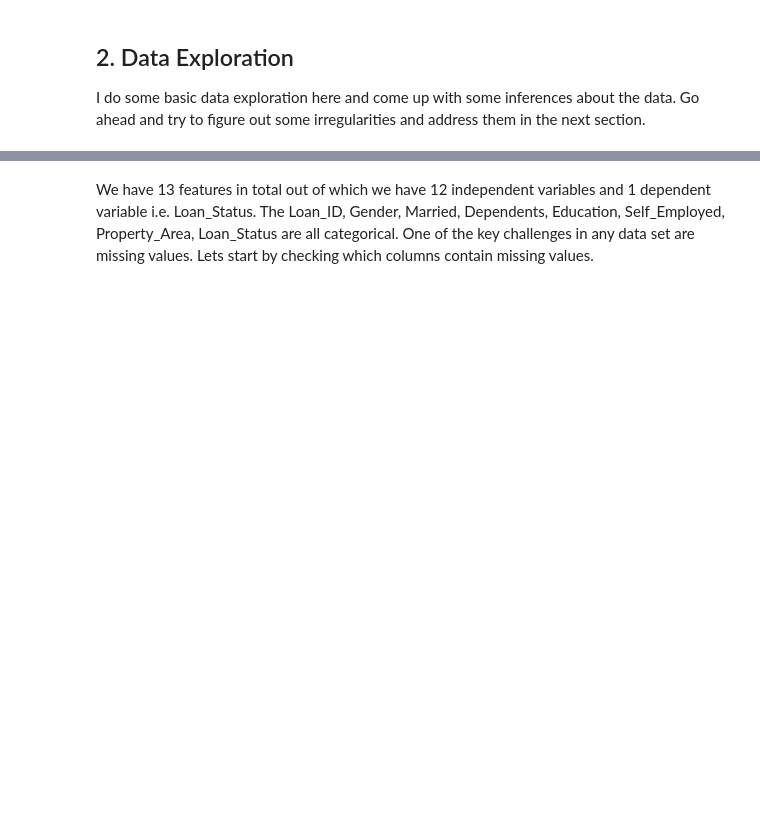
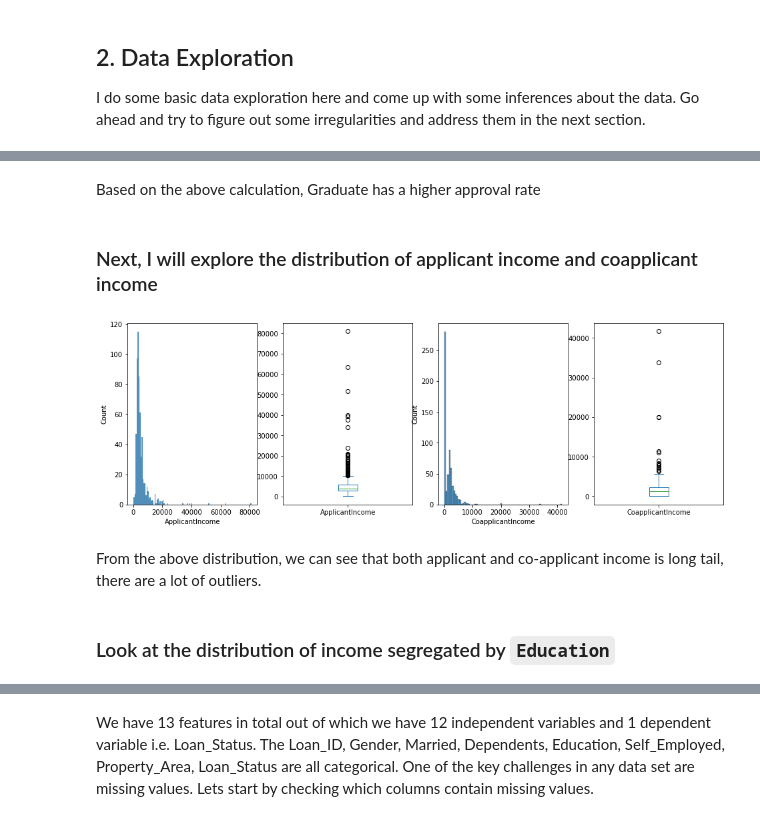
Before and after one commit to fengchunshan/predict_loan_eligibility, a Jupyter notebook: PREDICT LOAN ELIGIBILITY.ipynb, the cells around one changed output, grey strips where cells are left out. Cells and saved outputs as stored; diff of their text form; code cells hidden in the pictures; blank space fills up the shorter version.

```diff
--- a/PREDICT LOAN ELIGIBILITY.ipynb
+++ b/PREDICT LOAN ELIGIBILITY.ipynb
@@ -65,0 +121,24 @@ df.head()
+# %% [markdown]
+Based on the above calculation, Graduate has a higher approval rate
+# %% [markdown]
+### Next, I will explore the distribution of applicant income and coapplicant income
+# %%
+import seaborn as sns
+
+plt.subplot(141)
+sns.histplot(df['ApplicantIncome']);
+plt.subplot(142)
+df['ApplicantIncome'].plot.box(figsize=(16,5))
+
+plt.subplot(143)
+sns.histplot(df['CoapplicantIncome']);
+plt.subplot(144)
+df['CoapplicantIncome'].plot.box(figsize=(16,5))
+
+plt.show()
+# %% [output]
+[figure, added]
+# %% [markdown]
+From the above distribution, we can see that both applicant and co-applicant income is long tail, there are a lot of outliers.
+# %% [markdown]
+### Look at the distribution of income segregated  by `Education`
```
Also changed, not shown: parts of 130 cells of this notebook.
